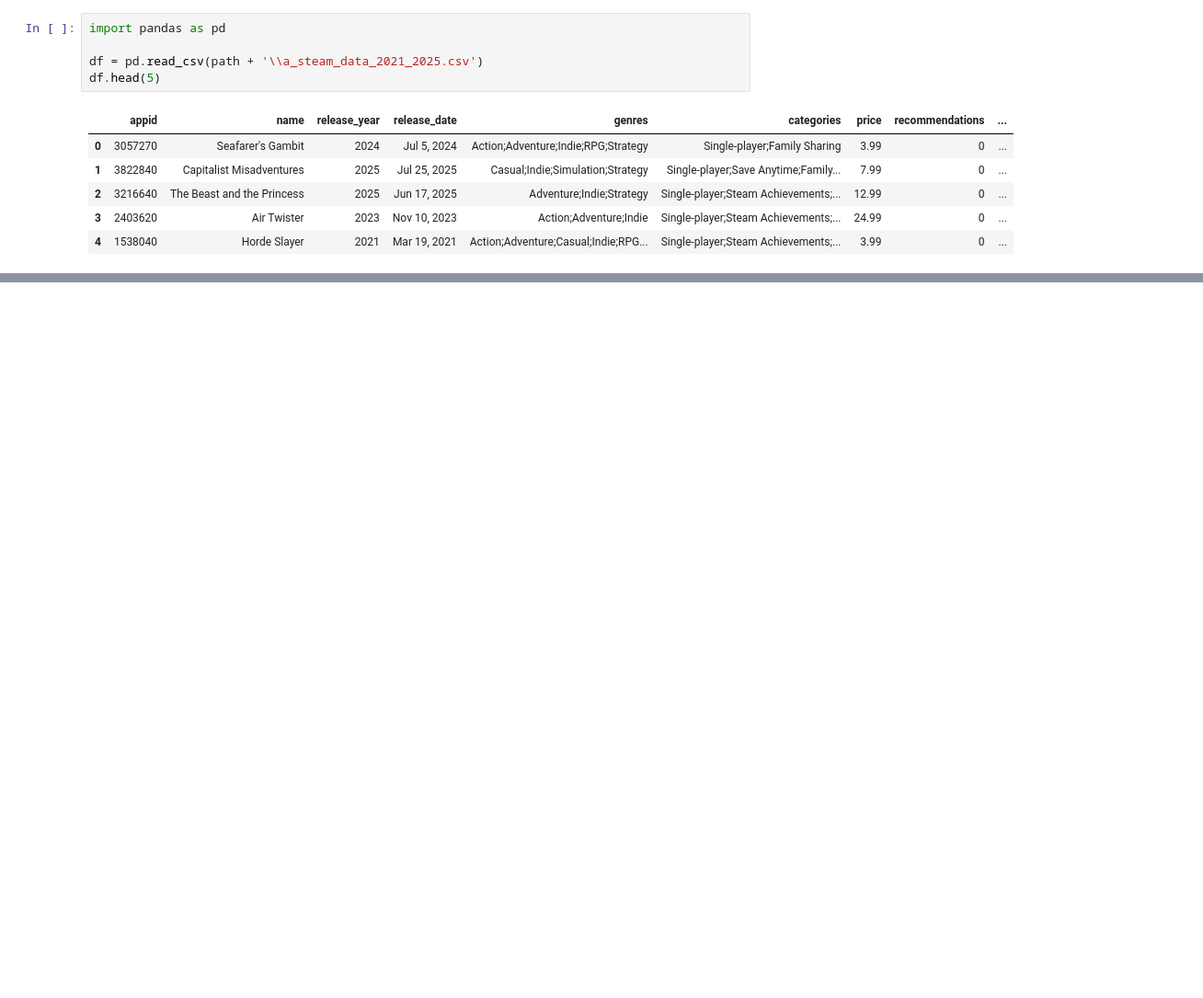
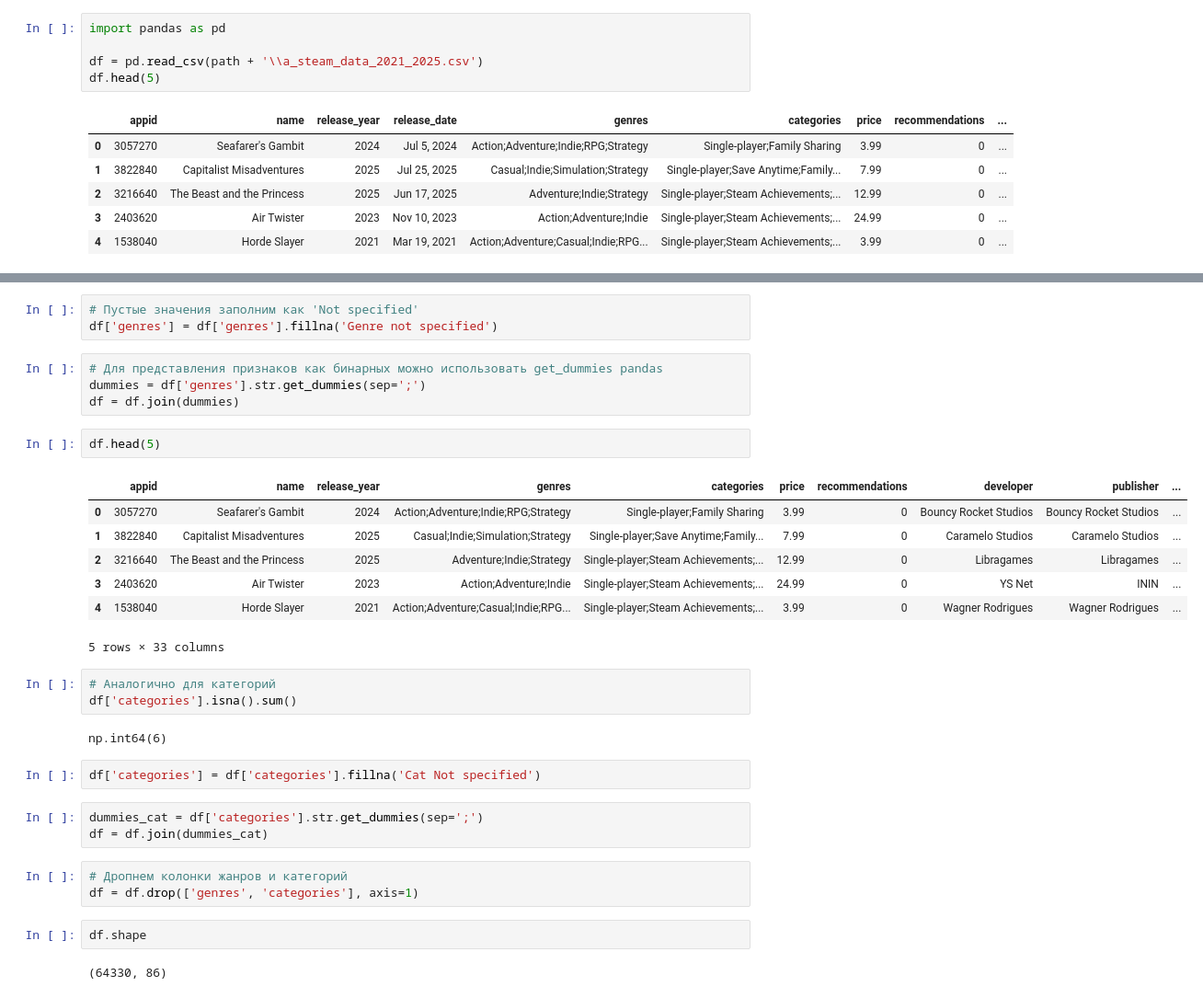
Before and after one commit to ekudrin/ml_examples, a Jupyter notebook: notebooks/steam_games.ipynb, the cells around one changed output, grey strips where cells are left out. Shown at 92% size. Drawn from its saved outputs; the diff is of its cells as text; blank space fills up the shorter version.

```diff
--- a/notebooks/steam_games.ipynb
+++ b/notebooks/steam_games.ipynb
@@ -26,0 +124,34 @@ df.head(5)
+# %%
+# Пустые значения заполним как 'Not specified'
+df['genres'] = df['genres'].fillna('Genre not specified')
+# %%
+# Для представления признаков как бинарных можно использовать get_dummies pandas
+dummies = df['genres'].str.get_dummies(sep=';')
+df = df.join(dummies)
+# %%
+df.head(5)
+# %% [output]
+|  | appid | name | release_year | genres | categories | price | recommendations | developer | publisher | ... |
+| 0 | 3057270 | Seafarer's Gambit | 2024 | Action;Adventure;Indie;RPG;Strategy | Single-player;Family Sharing | 3.99 | 0 | Bouncy Rocket Studios | Bouncy Rocket Studios | ... |
+| 1 | 3822840 | Capitalist Misadventures | 2025 | Casual;Indie;Simulation;Strategy | Single-player;Save Anytime;Family... | 7.99 | 0 | Caramelo Studios | Caramelo Studios | ... |
+| 2 | 3216640 | The Beast and the Princess | 2025 | Adventure;Indie;Strategy | Single-player;Steam Achievements;... | 12.99 | 0 | Libragames | Libragames | ... |
+| 3 | 2403620 | Air Twister | 2023 | Action;Adventure;Indie | Single-player;Steam Achievements;... | 24.99 | 0 | YS Net | ININ | ... |
+| 4 | 1538040 | Horde Slayer | 2021 | Action;Adventure;Casual;Indie;RPG... | Single-player;Steam Achievements;... | 3.99 | 0 | Wagner Rodrigues | Wagner Rodrigues | ... |
+5 rows × 33 columns
+# %%
+# Аналогично для категорий
+df['categories'].isna().sum()
+# %% [output]
+np.int64(6)
+# %%
+df['categories'] = df['categories'].fillna('Cat Not specified')
+# %%
+dummies_cat = df['categories'].str.get_dummies(sep=';')
+df = df.join(dummies_cat)
+# %%
+# Дропнем колонки жанров и категорий
+df = df.drop(['genres', 'categories'], axis=1)
+# %%
+df.shape
+# %% [output]
+(64330, 86)
```
Also changed, not shown: parts of 24 cells of this notebook, 1 other file.
